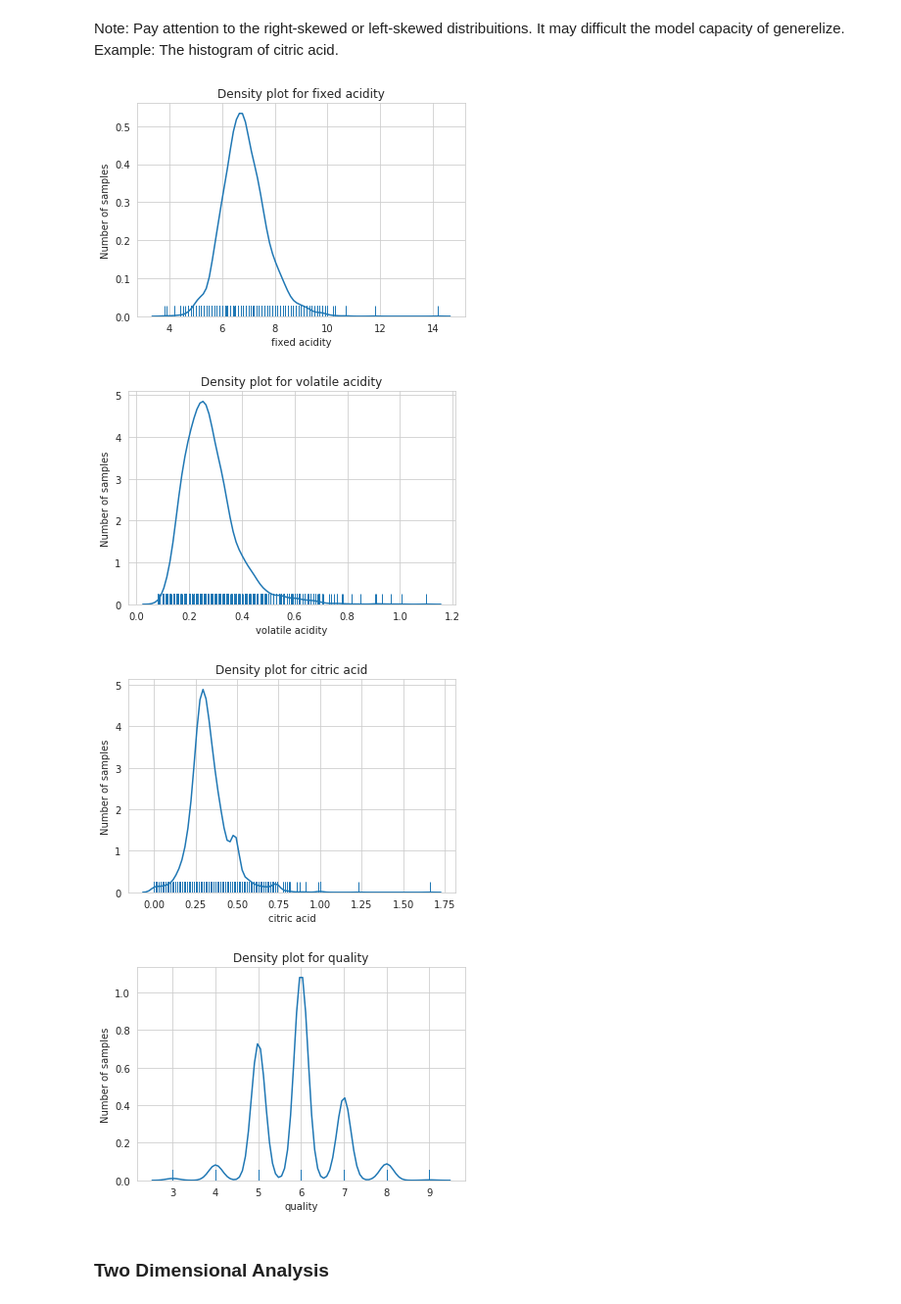
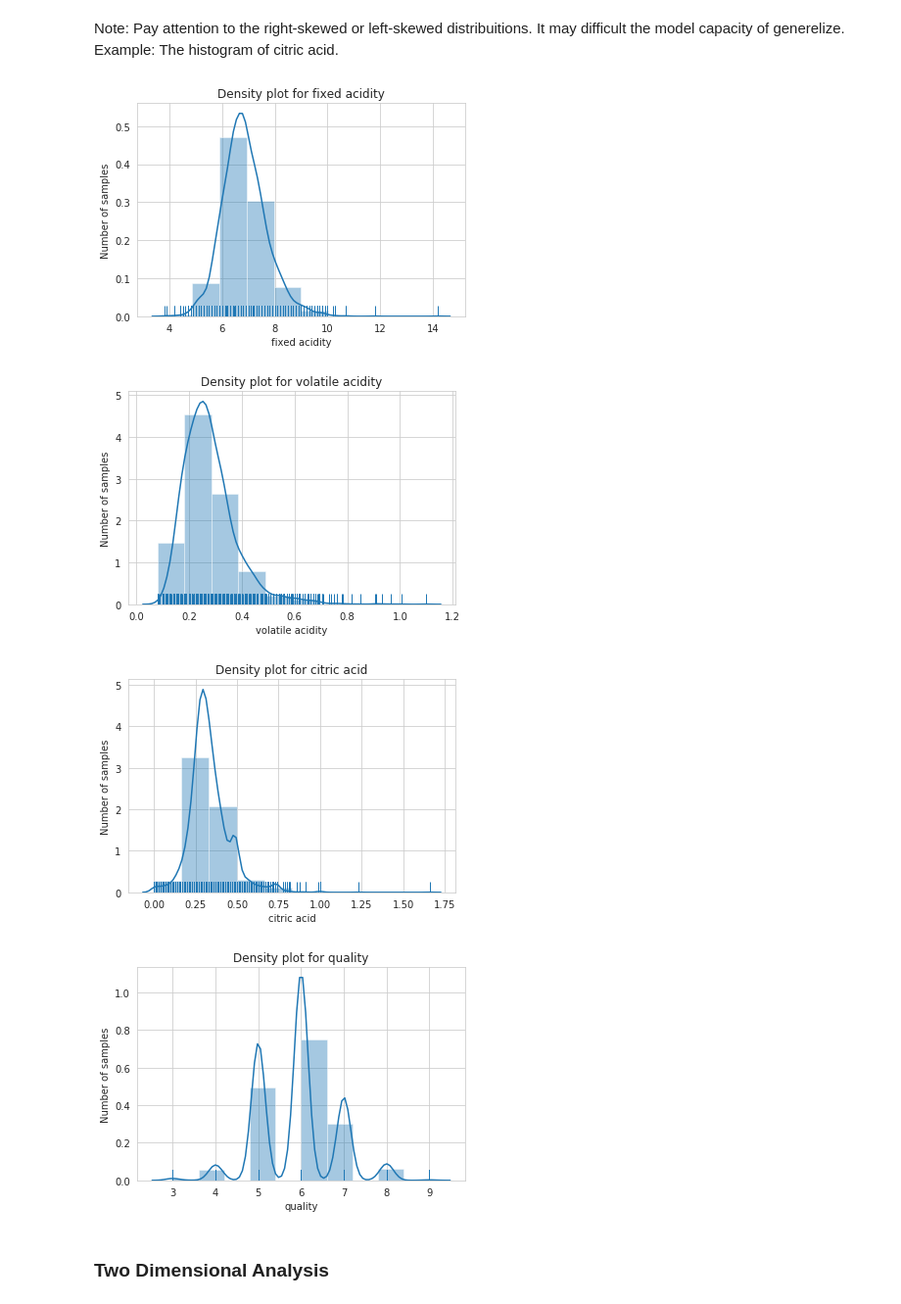
Before and after one commit to hahafael/principles_of_machine_learning_microsoft, a Jupyter notebook: my_projects/Predicting Wine Quality.ipynb, the cells around one changed output. Shown at 98% size. Cells and saved outputs as stored; diff of their text form; code cells hidden in the pictures.

```diff
--- a/my_projects/Predicting Wine Quality.ipynb
+++ b/my_projects/Predicting Wine Quality.ipynb
@@ -66,24 +66,24 @@ plot_histogram(wine, cols)
 # %% [markdown]
 Note: Pay attention to the right-skewed or left-skewed distribuitions. It may difficult the model capacity of generelize. Example: The histogram of citric acid.
 # %%
-def density_plot(wine, cols, bins = 10, hist = False):
+def density_plot(wine, cols, bins = 10, hist = True):
     for col in cols:
 
         sns.set_style("whitegrid")
         sns.distplot(wine[col], bins = bins, rug = True, hist = hist)
         plt.title('Density plot for ' + col)
         plt.xlabel(col) # Set text for the x axis
         plt.ylabel('Number of samples')# Set text for y axis
         plt.show()
 
 
 cols = ['fixed acidity', 'volatile acidity', 'citric acid', 'quality']
 density_plot(wine,cols)
 # %% [output]
-[figure, old version]
+[figure, new version]
-[figure, old version]
+[figure, new version]
-[figure, old version]
+[figure, new version]
-[figure, old version]
+[figure, new version]
 # %% [markdown]
 ### Two Dimensional Analysis
 # %%
```
Also changed, not shown: parts of 15 cells of this notebook.
